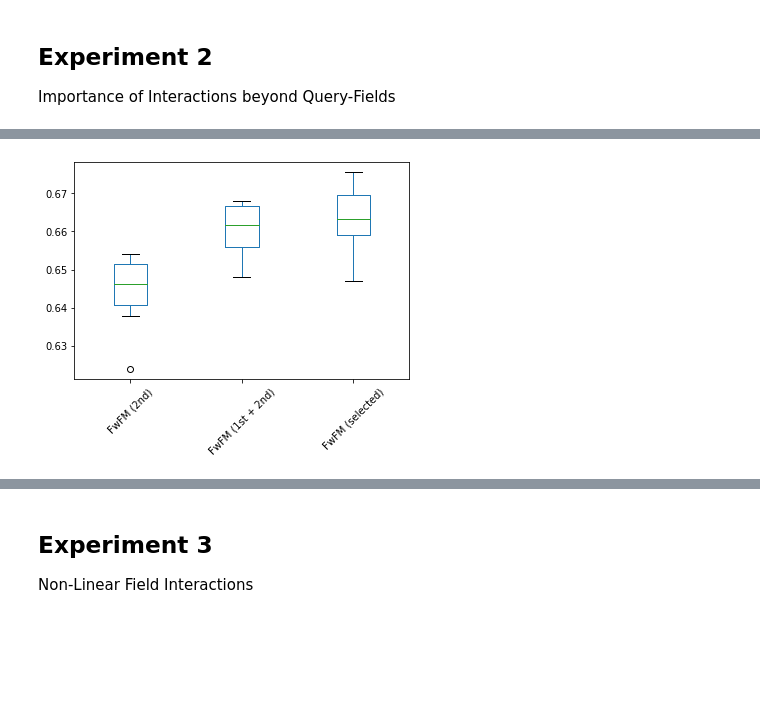
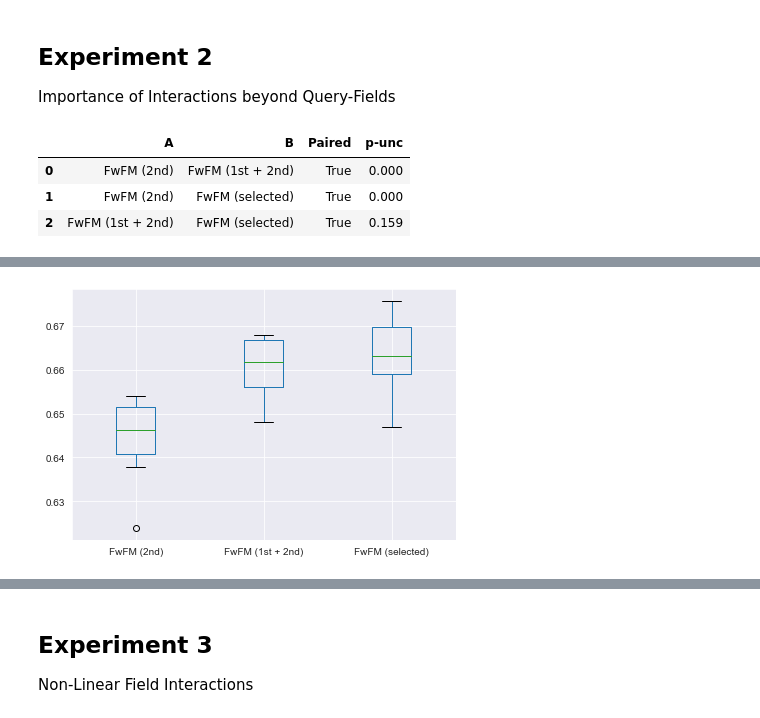
Before and after one commit to rejasupotaro/feature-interactions-in-document-ranking, a Jupyter notebook: notebooks/validation_cookpad.ipynb, the cells around one changed output, grey strips where cells are left out. Drawn from its saved outputs; the diff is of its cells as text; code cells hidden in the pictures; blank space fills up the shorter version.

```diff
--- a/notebooks/validation_cookpad.ipynb
+++ b/notebooks/validation_cookpad.ipynb
@@ -7,6 +7,7 @@ import itertools
 import numpy as np
 import pandas as pd
 from functools import reduce
+from itertools import combinations
 from tqdm import tqdm
 from pandas import DataFrame
 
@@ -17,6 +18,8 @@ import pingouin as pg
 
 import matplotlib.pyplot as plt
 import seaborn as sns
+
+sns.set_style('darkgrid')
 # %%
 # !gsutil cp -r gs://master-thesis-data/logs/cookpad_naive_results.csv ../data/results/cookpad_concat_results.csv
 # !gsutil cp -r gs://master-thesis-data/logs/cookpad_nrmf_simple_query_results.csv ../data/results/cookpad_nrmf_results.csv
@@ -134,12 +176,24 @@ validate(df,
 
 Importance of Interactions beyond Query-Fields
 # %%
-boxplot(df,
-         ['FwFM (2nd)', 'FwFM (all)', 'FwFM (selected)'],
-         ['FwFM (2nd)', 'FwFM (1st + 2nd)', 'FwFM (selected)']
-        )
-validate(df,
-         ['FwFM (2nd)', 'FwFM (all)', 'FwFM (selected)'],
-         ['FwFM (2nd)', 'FwFM (1st + 2nd)', 'FwFM (selected)']
-        )
+boxplot(
+    df,
+    ['FwFM (2nd)', 'FwFM (all)', 'FwFM (selected)'],
+    ['FwFM (2nd)', 'FwFM (1st + 2nd)', 'FwFM (selected)'],
+    filename="experiment_2.pdf",
+)
+validate_paired(
+    df,
+    ['FwFM (2nd)', 'FwFM (all)', 'FwFM (selected)'],
+    ['FwFM (2nd)', 'FwFM (1st + 2nd)', 'FwFM (selected)'],
+)
+validate_multiple(
+    df,
+    ['FwFM (2nd)', 'FwFM (all)', 'FwFM (selected)'],
+    ['FwFM (2nd)', 'FwFM (1st + 2nd)', 'FwFM (selected)'],
+)
 # %% [output]
+|  | A | B | Paired | p-unc |
+| 0 | FwFM (2nd) | FwFM (1st + 2nd) | True | 0.000 |
+| 1 | FwFM (2nd) | FwFM (selected) | True | 0.000 |
+| 2 | FwFM (1st + 2nd) | FwFM (selected) | True | 0.159 |
@@ -146 +204 @@ validate(df,
-[figure, old version]
+[figure, new version]
```
Also changed, not shown: parts of 5 cells of this notebook, 6 other files.
